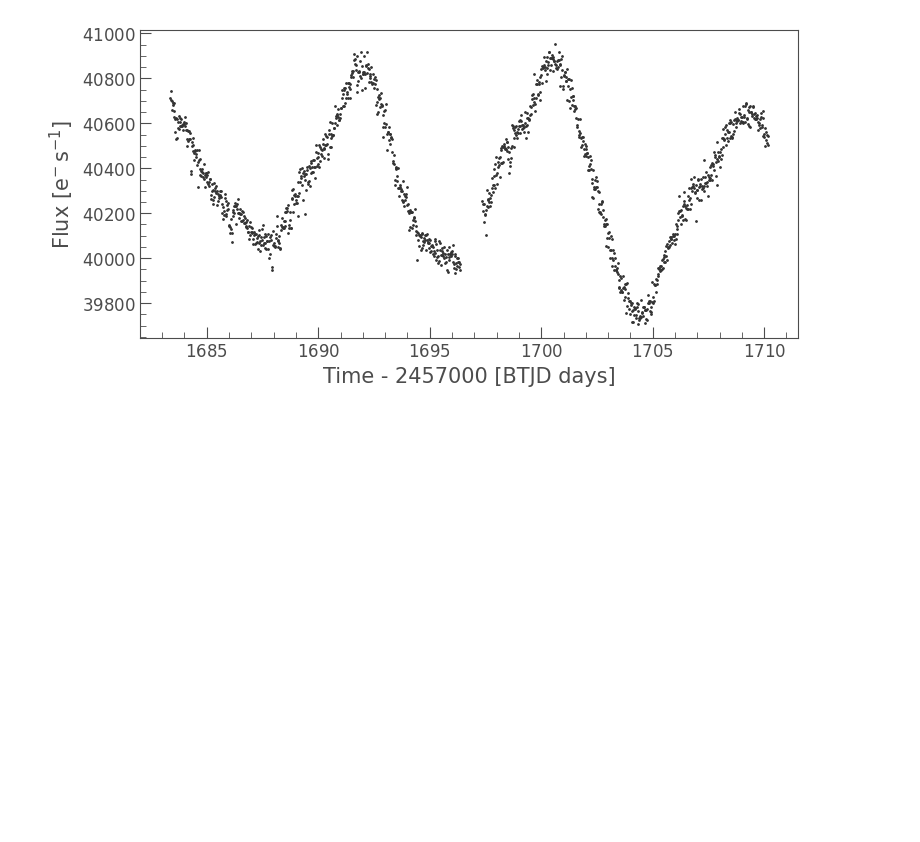
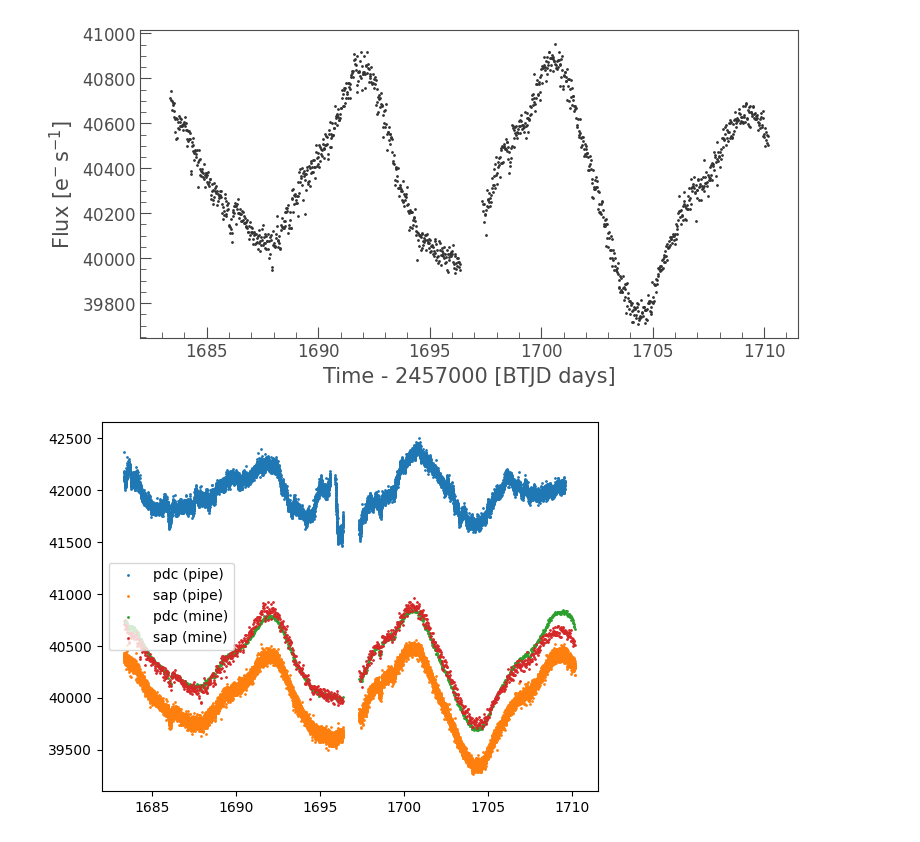
Before and after one commit to rae-holcomb/sset, a Jupyter notebook: tess_sim/tess_cbv.ipynb, the cells around one changed output. Saved outputs shown, nothing was run; the diff lists cells and outputs as text; code cells hidden in the pictures; blank space fills up the shorter version.

```diff
--- a/tess_sim/tess_cbv.ipynb
+++ b/tess_sim/tess_cbv.ipynb
@@ -13,15 +13,15 @@ import trc_funcs as trc
 
 ## following https://heasarc.gsfc.nasa.gov/docs/tess/NoiseRemovalv2.html
 # %%
-Sector=3
+sector=3
 ID=396696273
 cutoutsize=11
 # ffi1 = lk.search_tesscut('TIC '+str(ID),
-#                          sector=Sector).download(cutout_size=(cutoutsize,cutoutsize))
+#                          sector=sector).download(cutout_size=(cutoutsize,cutoutsize))
 
 # try toi 1136
-Sector=14
-ffi1 = lk.search_tesscut('TOI 1136',sector=Sector).download(cutout_size=(cutoutsize,cutoutsize))
+sector=14; name='TOI 1136';
+ffi1 = lk.search_tesscut(name,sector=sector).download(cutout_size=(cutoutsize,cutoutsize))
 # %%
 threshold=3
 
@@ -390,3 +390,18 @@ Optimized Alpha: 9.960e-04
 Over fitting Metric: 0.0
 Under fitting Metric: 0.9978419625036216
 [figure]
+# %%
+# download the pipeline sap and compare
+# try toi 1136
+sector=14
+name = 'TOI 1136'
+lc_pip = lk.search_lightcurve(name,sector=sector, author='SPOC').download(cutout_size=(cutoutsize,cutoutsize))
+# %%
+plt.scatter(lc_pip.time.value, lc_pip.pdcsap_flux.value, s=1, label='pdc (pipe)')
+plt.scatter(lc_pip.time.value, lc_pip.sap_flux.value, s=1, label='sap (pipe)')
+plt.scatter(corr_lc.time.value, sap_lc.flux, s=1, label='pdc (mine)')
+plt.scatter(corr_lc.time.value, corr_lc.flux.value, s=1, label='sap (mine)')
+plt.legend()
+plt.show()
+# %% [output]
+[figure, added]
```
Also changed, not shown: 2 other files.
